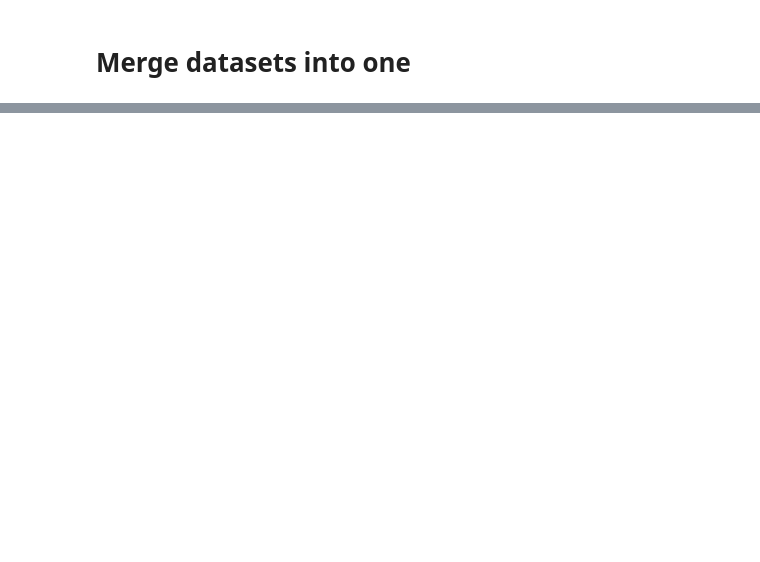
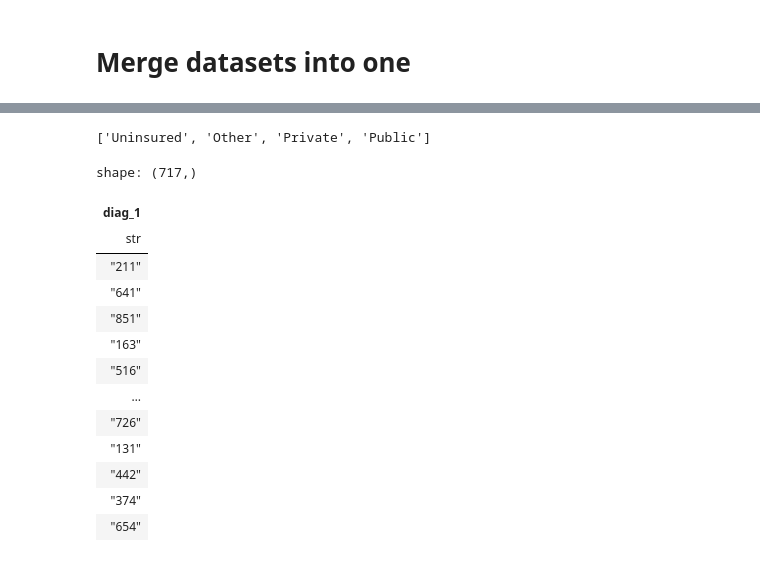
Before and after one commit to raginggoosedev/dataquest-2026, a Jupyter notebook: 01_preprocessing/02_cleaning.ipynb, the cells around one changed output, grey strips where cells are left out. Cells and saved outputs as stored; diff of their text form; code cells hidden in the pictures; blank space fills up the shorter version.

```diff
--- a/01_preprocessing/02_cleaning.ipynb
+++ b/01_preprocessing/02_cleaning.ipynb
@@ -98,0 +161,21 @@ shape: (9, 49)
+# %%
+df["payer_code"].unique().to_list()
+# %% [output]
+['Uninsured', 'Other', 'Private', 'Public']
+# %%
+df["diag_1"].unique()
+# %% [output]
+shape: (717,)
+| diag_1 |
+| str |
+| "211" |
+| "641" |
+| "851" |
+| "163" |
+| "516" |
+| … |
+| "726" |
+| "131" |
+| "442" |
+| "374" |
+| "654" |
```
Also changed, not shown: parts of 10 cells of this notebook, 2 other files.
